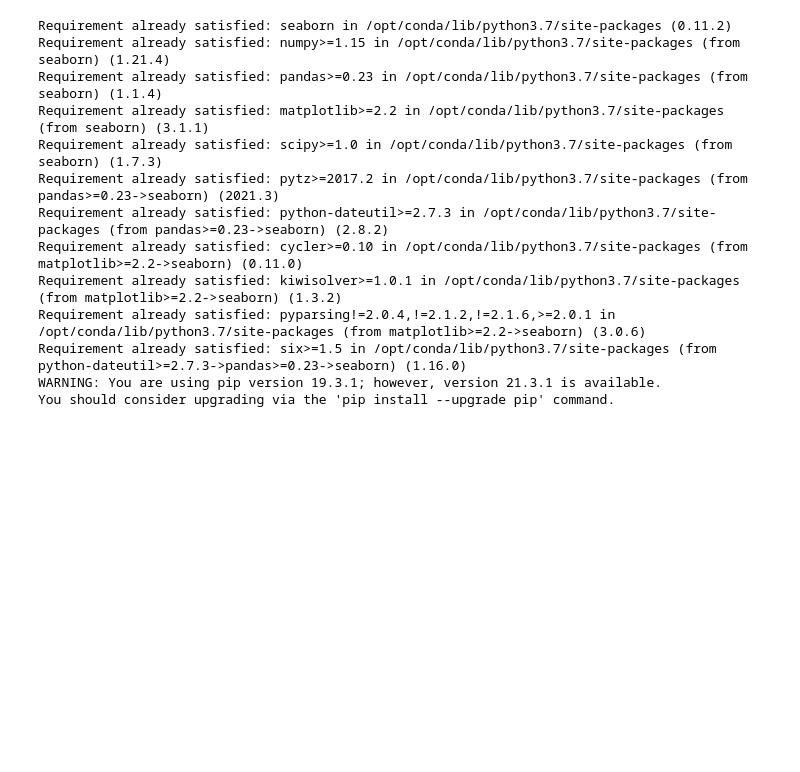
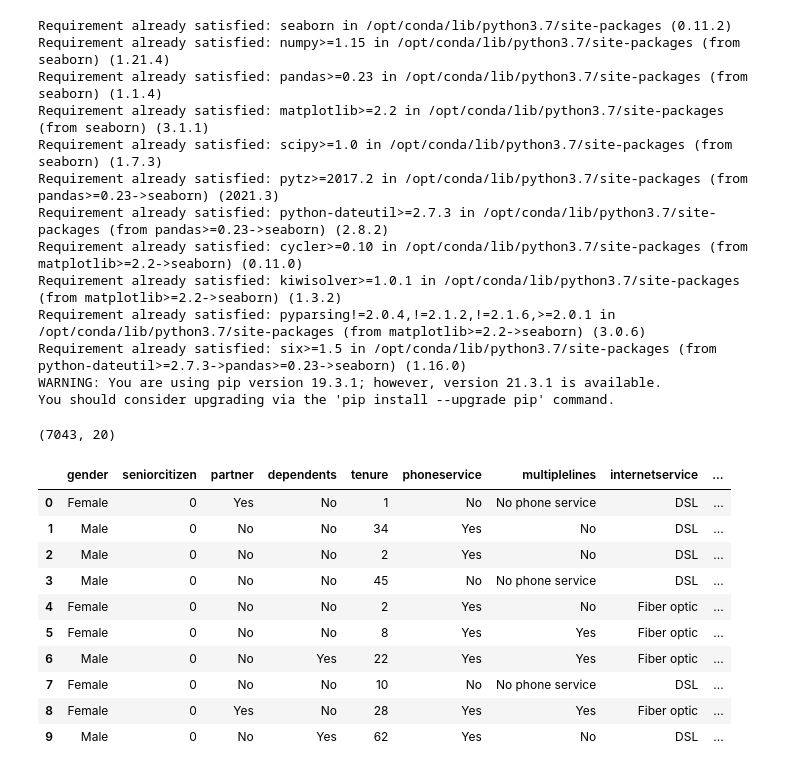
Before and after one commit to singhmanishh/telecom_churn, a Jupyter notebook: Telecom_Churn_EDA.ipynb, the cells around one changed output. Cells and saved outputs as stored; diff of their text form; code cells hidden in the pictures; blank space fills up the shorter version.

```diff
--- a/Telecom_Churn_EDA.ipynb
+++ b/Telecom_Churn_EDA.ipynb
@@ -20,4 +20,23 @@ import pandas as pd
 import seaborn as sns
 sns.set_theme(style="darkgrid")
 # %%
-df = pd.read_csv()
+df = pd.read_csv('/data/lens_demo_feature_engineering_2022_01_22_11_25_42_061.csv')
+# %%
+df.shape
+# %% [output]
+(7043, 20)
+# %%
+df.head(5).style.set_properties(**{'background-color':'black',
+                                     'color': 'red'})
+# %% [output]
+|  | gender | seniorcitizen | partner | dependents | tenure | phoneservice | multiplelines | internetservice | ... |
+| 0 | Female | 0 | Yes | No | 1 | No | No phone service | DSL | ... |
+| 1 | Male | 0 | No | No | 34 | Yes | No | DSL | ... |
+| 2 | Male | 0 | No | No | 2 | Yes | No | DSL | ... |
+| 3 | Male | 0 | No | No | 45 | No | No phone service | DSL | ... |
+| 4 | Female | 0 | No | No | 2 | Yes | No | Fiber optic | ... |
+| 5 | Female | 0 | No | No | 8 | Yes | Yes | Fiber optic | ... |
+| 6 | Male | 0 | No | Yes | 22 | Yes | Yes | Fiber optic | ... |
+| 7 | Female | 0 | No | No | 10 | No | No phone service | DSL | ... |
+| 8 | Female | 0 | Yes | No | 28 | Yes | Yes | Fiber optic | ... |
+| 9 | Male | 0 | No | Yes | 62 | Yes | No | DSL | ... |
```
